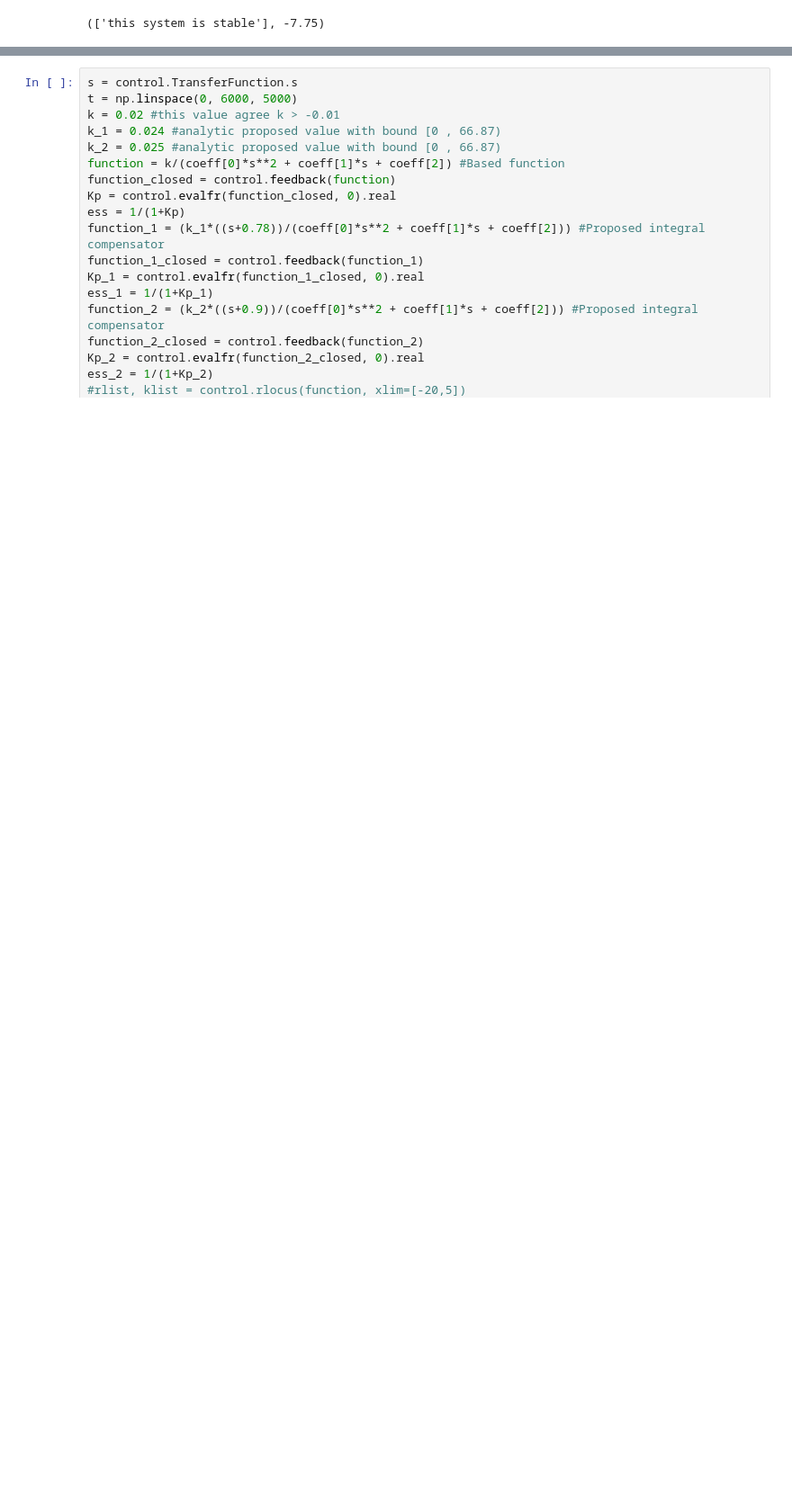
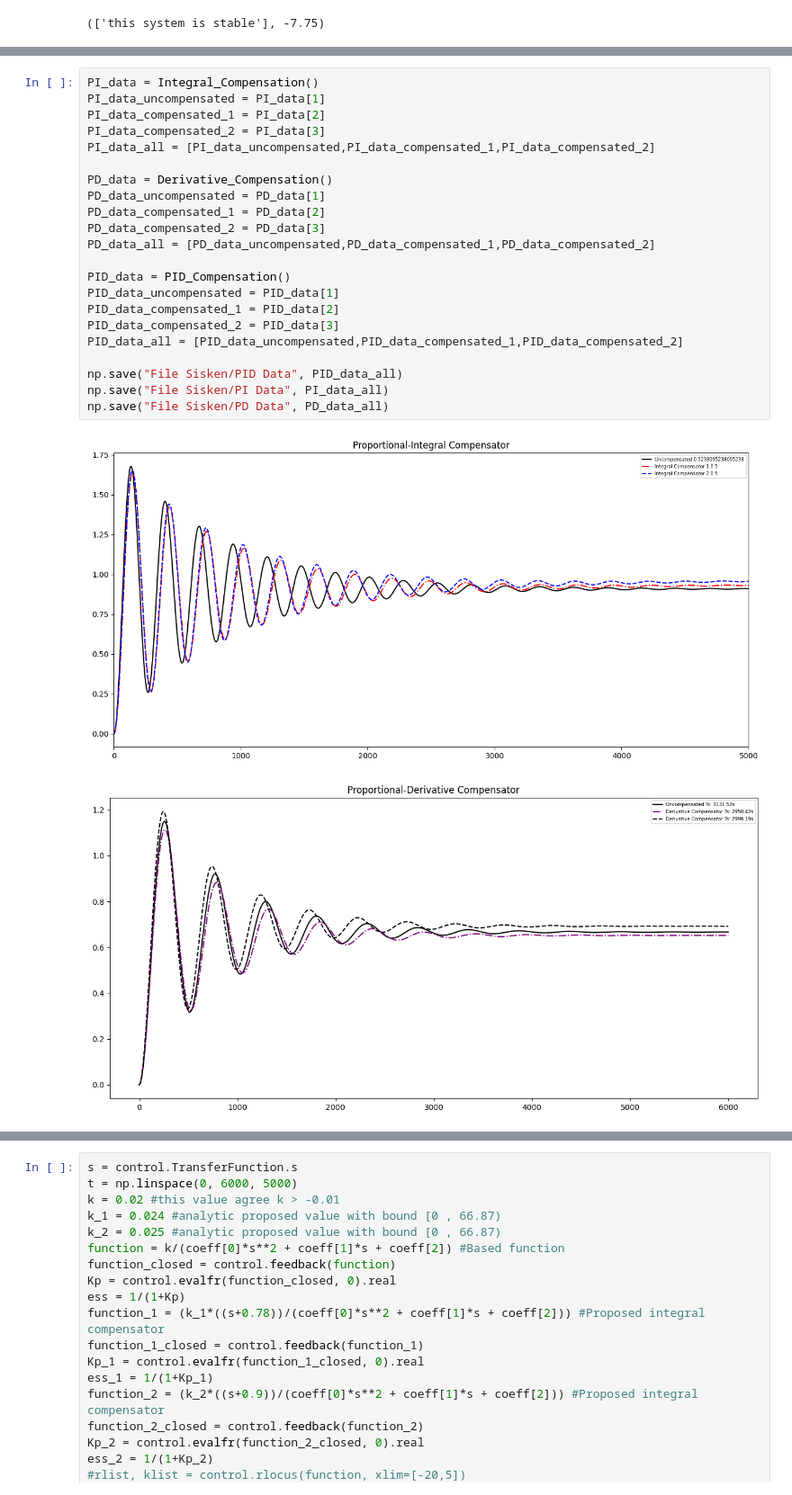
Before and after one commit to ciaattt/PTMD, a Jupyter notebook: PTMD/Sisken.ipynb, the cells around one changed output, grey strips where cells are left out. Shown at 90% size. Cells and saved outputs as stored; diff of their text form; blank space fills up the shorter version.

```diff
--- a/PTMD/Sisken.ipynb
+++ b/PTMD/Sisken.ipynb
@@ -250,0 +277,25 @@ PID_Compensation()
+# %%
+PI_data = Integral_Compensation()
+PI_data_uncompensated = PI_data[1]
+PI_data_compensated_1 = PI_data[2]
+PI_data_compensated_2 = PI_data[3]
+PI_data_all = [PI_data_uncompensated,PI_data_compensated_1,PI_data_compensated_2]
+
+PD_data = Derivative_Compensation()
+PD_data_uncompensated = PD_data[1]
+PD_data_compensated_1 = PD_data[2]
+PD_data_compensated_2 = PD_data[3]
+PD_data_all = [PD_data_uncompensated,PD_data_compensated_1,PD_data_compensated_2]
+
+PID_data = PID_Compensation()
+PID_data_uncompensated = PID_data[1]
+PID_data_compensated_1 = PID_data[2]
+PID_data_compensated_2 = PID_data[3]
+PID_data_all = [PID_data_uncompensated,PID_data_compensated_1,PID_data_compensated_2]
+
+np.save("File Sisken/PID Data", PID_data_all)
+np.save("File Sisken/PI Data", PI_data_all)
+np.save("File Sisken/PD Data", PD_data_all)
+# %% [output]
+[figure, added]
+[figure, added]
```
Also changed, not shown: parts of 7 cells of this notebook, 7 other files.
